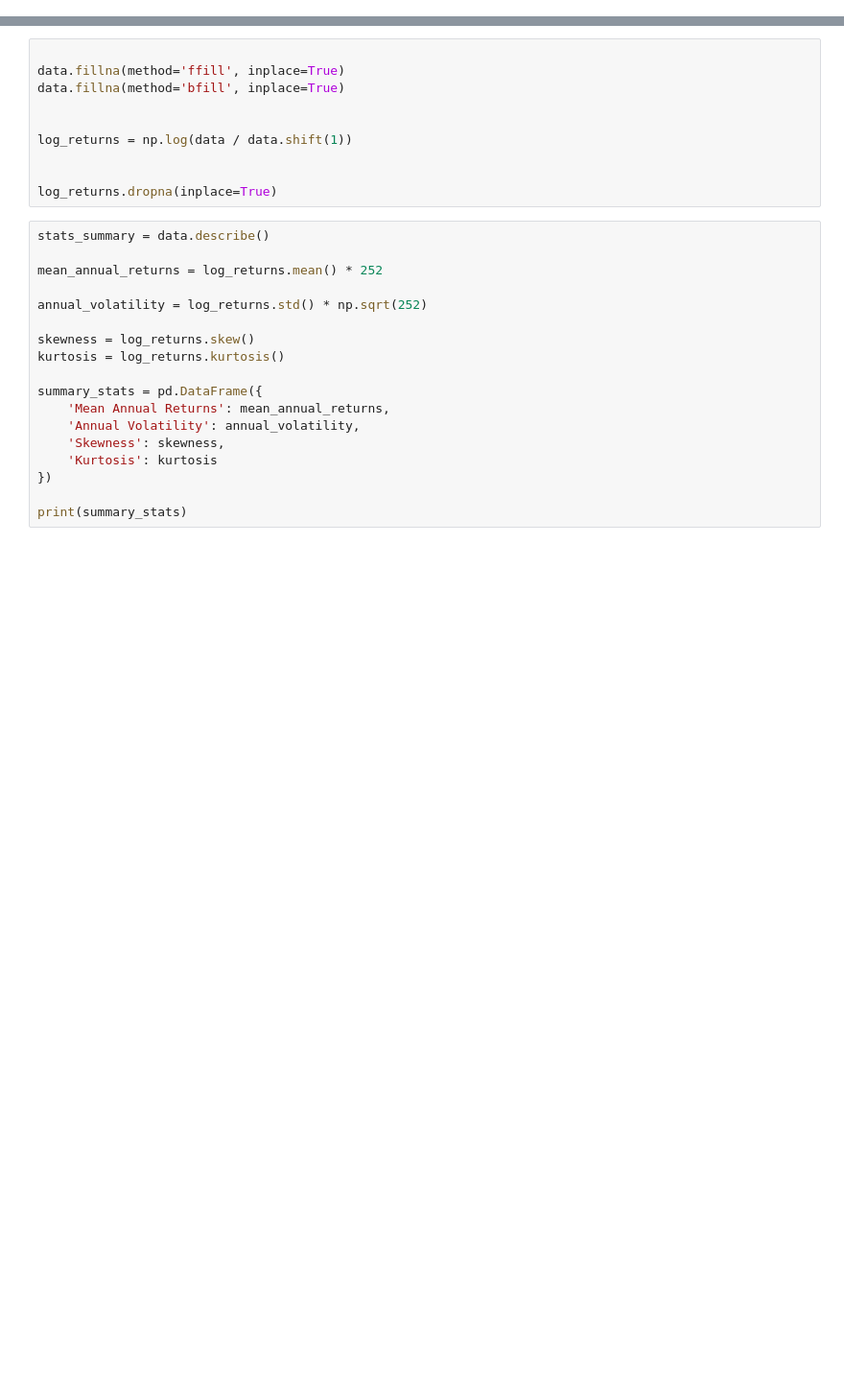
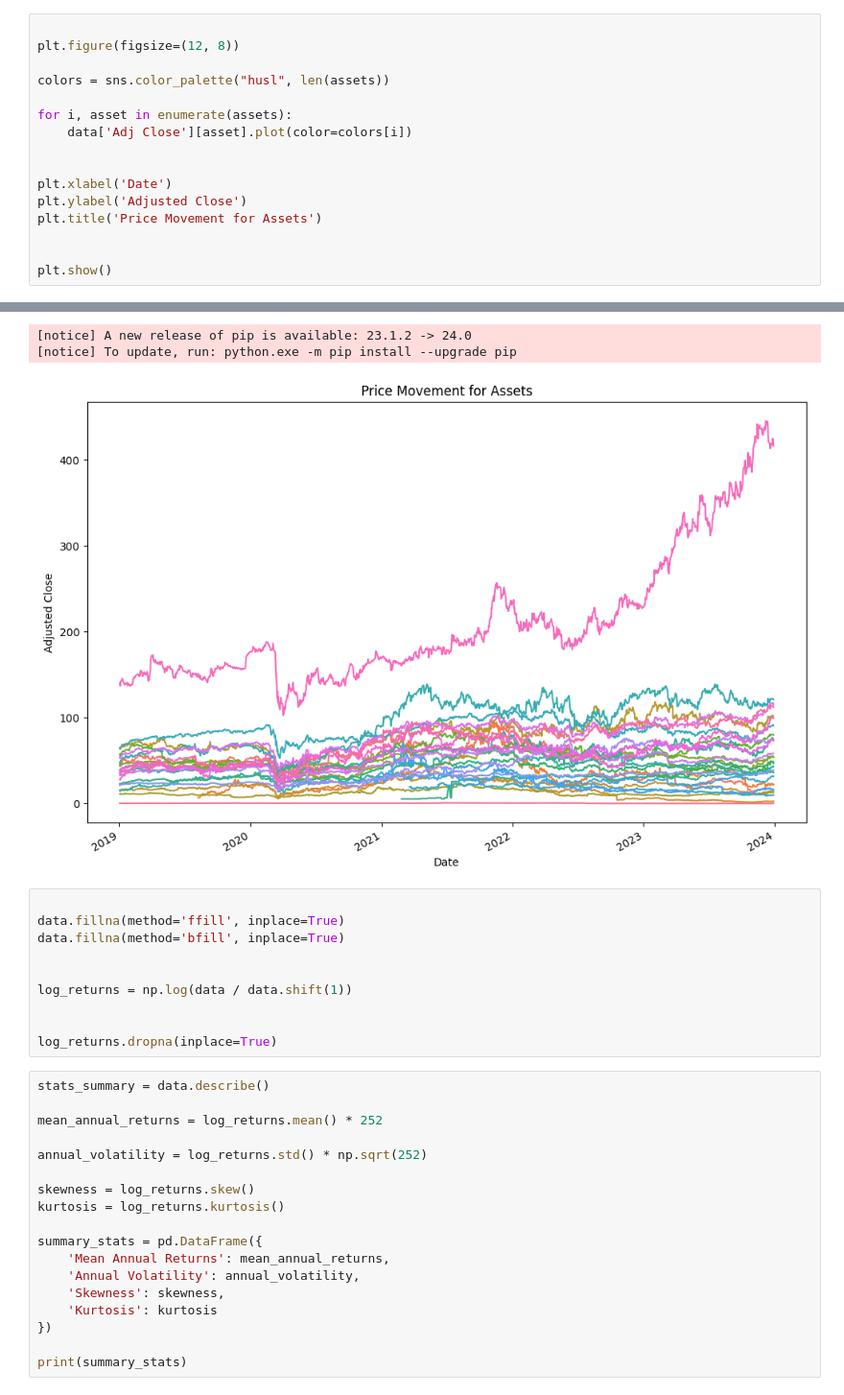
Before and after one commit to moumit-b/BUFC_MPT-RMT, a Jupyter notebook: dataStats.ipynb, the cells around one changed output, grey strips where cells are left out. Shown at 96% size. Cells and saved outputs as stored; diff of their text form; blank space fills up the shorter version.

```diff
--- a/dataStats.ipynb
+++ b/dataStats.ipynb
@@ -32,3 +50,20 @@ Date
 2023-12-29    6200   37300  207000   496100  276800.0  23800
 
 [20 rows x 168 columns]
+# %%
+
+plt.figure(figsize=(12, 8))
+
+colors = sns.color_palette("husl", len(assets))
+
+for i, asset in enumerate(assets):
+    data['Adj Close'][asset].plot(color=colors[i])
+
+
+plt.xlabel('Date')
+plt.ylabel('Adjusted Close')
+plt.title('Price Movement for Assets')
+
+
+plt.show()
+# %% [output]
@@ -35,3 +87,6 @@ Date
+[notice] A new release of pip is available: 23.1.2 -> 24.0
+[notice] To update, run: python.exe -m pip install --upgrade pip
+[figure, added]
 # %%
 
 data.fillna(method='ffill', inplace=True)
```
Also changed, not shown: parts of 5 cells of this notebook.
